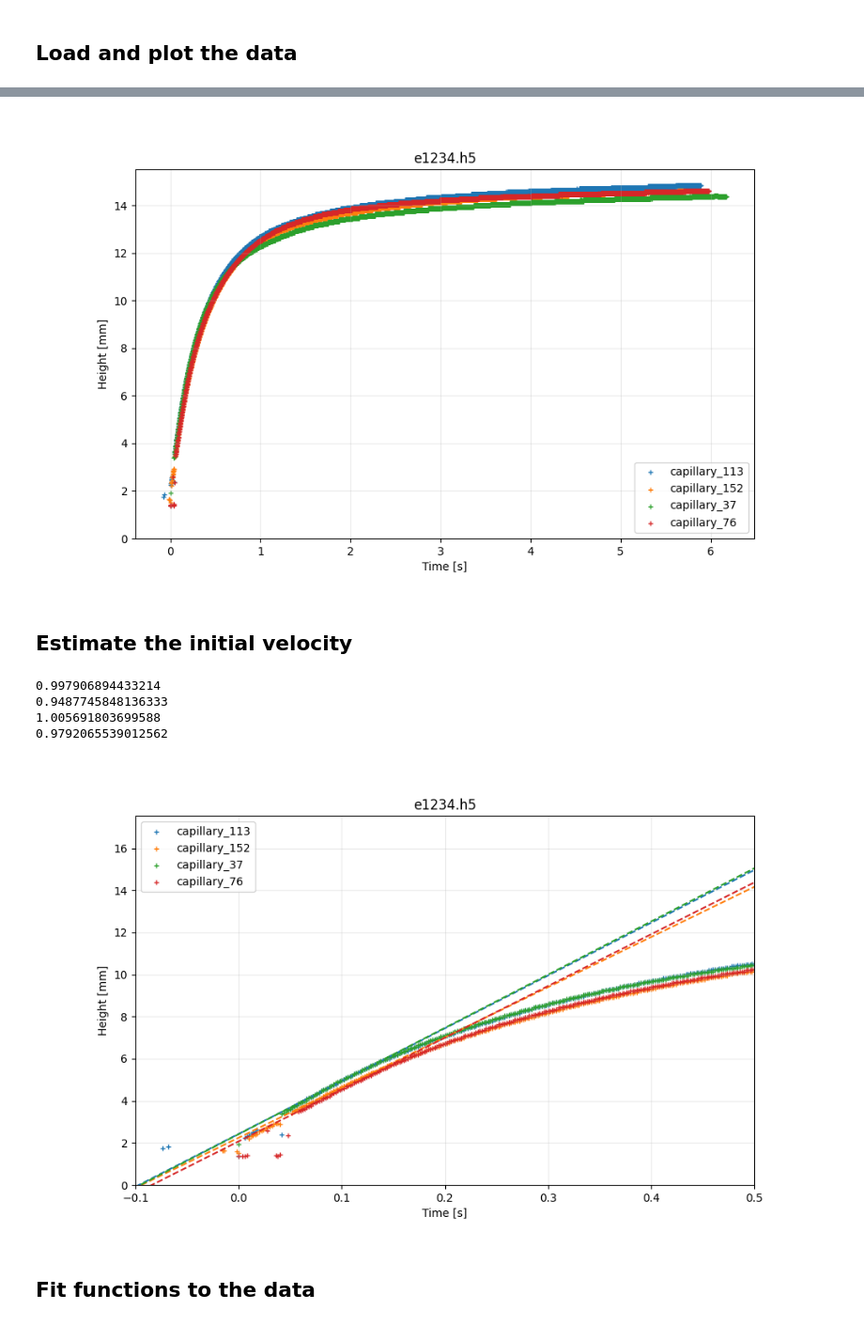
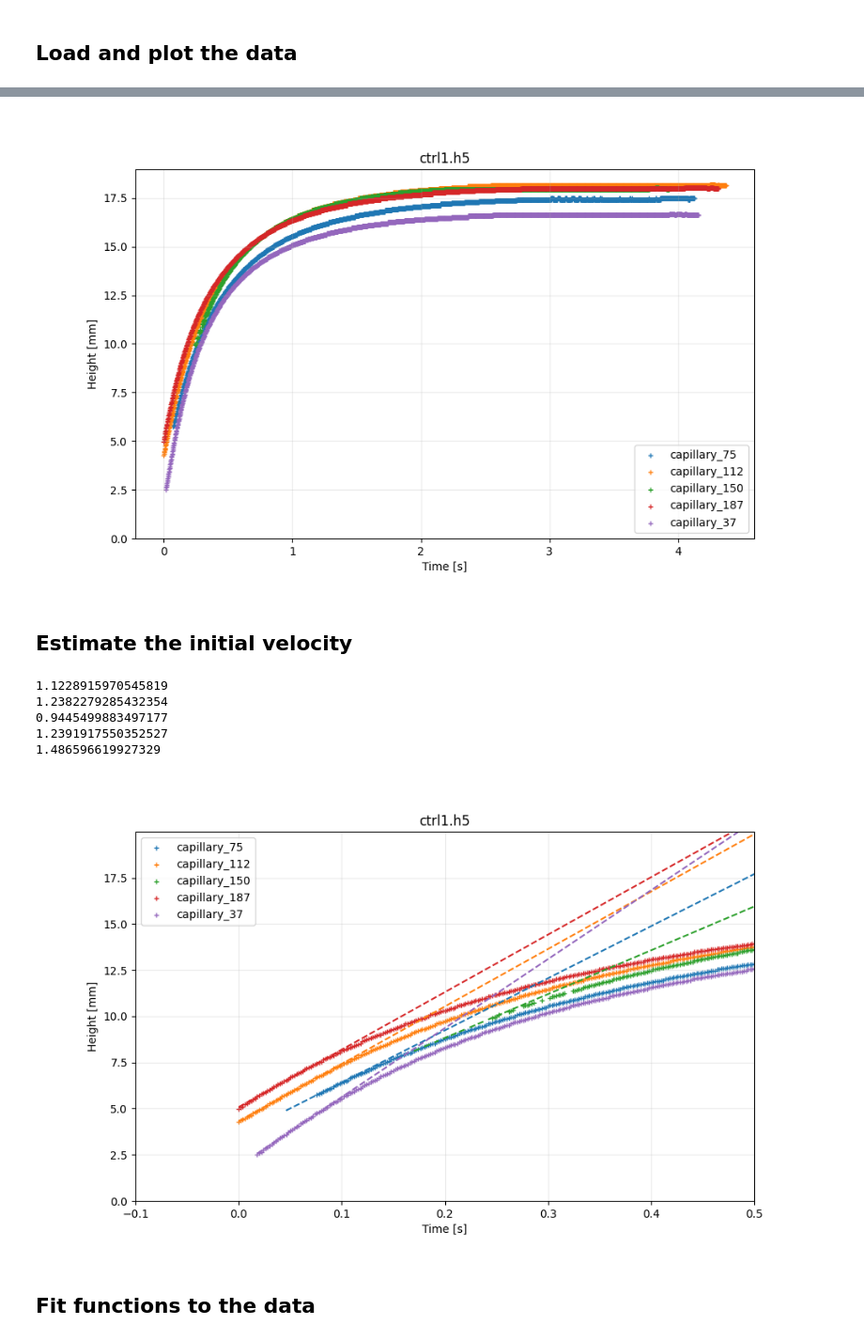
Before and after one commit to djorlando24/jupyterNotebooks, a Jupyter notebook: Research/CapillaryVisc.ipynb, the cells around one changed output, grey strips where cells are left out. Shown at 94% size. Saved outputs shown, nothing was run; the diff lists cells and outputs as text; code cells hidden in the pictures.

```diff
--- a/Research/CapillaryVisc.ipynb
+++ b/Research/CapillaryVisc.ipynb
@@ -17,11 +17,15 @@ import h5py, os
 # %% [markdown]
 ## Load and plot the data
 # %%
-file_name = '/Users/dduke/Desktop/e1234.h5'
+data={}
 
-data={}
-H=h5py.File(file_name,'r')
-for cap in H.keys():
-    data[cap] = H[cap][...]
-H.close()
+for file_name in glob.glob('/Users/dduke/Desktop/cap/ctrl*.h5'):
+
+    H=h5py.File(file_name,'r')
+    for cap in H.keys():
+        data[cap] = H[cap][...]
+        print(file_name, '\t', cap)
+    H.close()
+
+
 caps = list(data.keys())
@@ -57,12 +67,19 @@ for c in caps:
     # Shift start of curve to t=0
     time -= time[np.where(height==np.nanmin(height))[0][0]]
 
+    # Filter data by time or height
+    flt = (height<2.5) | (time<0)
+
+    time[flt]=np.nan
+    height[flt]=np.nan
+
+
     ax.scatter(time, height, lw=1, s=15, marker='+', label=c)
 
 plt.ylim(0,)
 ax.legend();
 # %% [output]
-[figure, old version]
+[figure, new version]
 # %% [markdown]
 ## Estimate the initial velocity
 # %%
@@ -70,39 +87,43 @@ from scipy.optimize import curve_fit
 
 myfun = lambda t,a,b: a*t + b
 
 fig=plt.figure(figsize=(10,6))
 ax=fig.add_subplot(111)
 plt.grid(alpha=.25)
 plt.title(os.path.basename(file_name));
 plt.xlabel("Time [s]")
 plt.ylabel("Height [mm]")
 
 initial_velocity_estimate={}
 
 for c in caps:
 
     time = data[c][0,:]; height = data[c][1,:]
 
-    flt = ~np.isnan(height) & (time > .05) & (time < .15) # first fraction sec
+    tmin = np.nanmin(time[~np.isnan(height)]) + 0.01
+    if tmin < 0.1: tmin=0.1
+
+    flt = ~np.isnan(height) & (time > 0) & (time < tmin) # first fraction sec
 
     popt,pcov=curve_fit(myfun,time[flt],height[flt],p0=[1,0])
 
     ax.scatter(time, height, lw=1, s=15, marker='+', label=c)
 
     plt.plot(time, myfun(time, *popt), ls='--')
 
     initial_velocity_estimate[c] = popt # 'a' parameter of my function, in mm/s
     print(initial_velocity_estimate[c][0]/(8*np.pi))
 
 plt.ylim(0,np.nanmax(height)*1.2)
 plt.xlim(-0.1,0.5)
 ax.legend();
 # %% [output]
-0.997906894433214
-0.9487745848136333
-1.005691803699588
-0.9792065539012562
+1.1228915970545819
+1.2382279285432354
+0.9445499883497177
+1.2391917550352527
+1.486596619927329
-[figure, old version]
+[figure, new version]
 # %% [markdown]
 ## Fit functions to the data
 # %% [markdown]
```
Also changed, not shown: parts of 9 cells of this notebook, 1 other file.
